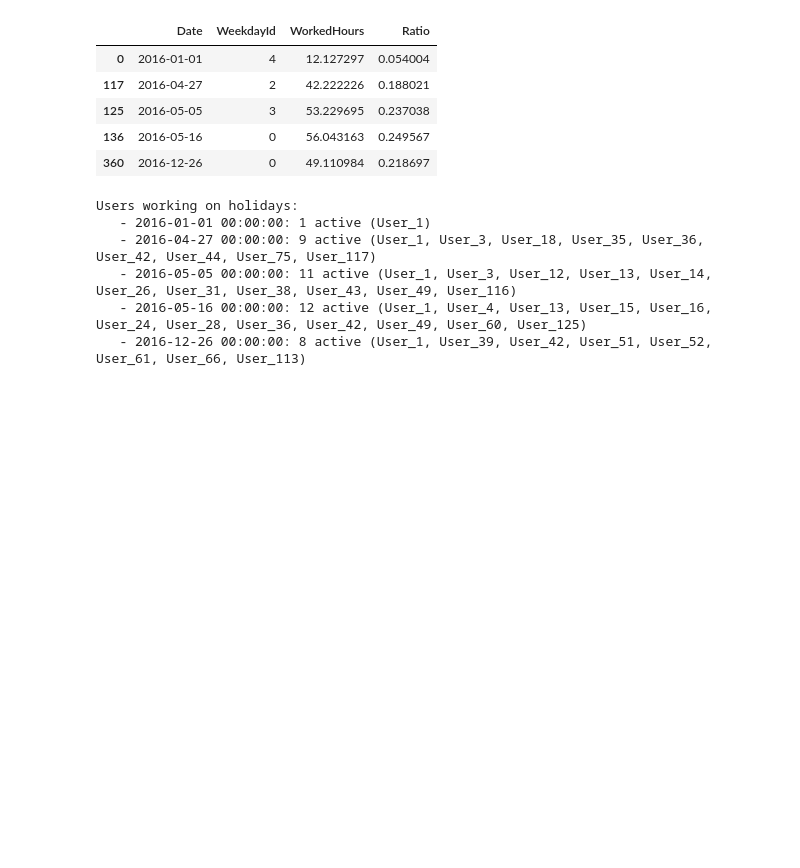
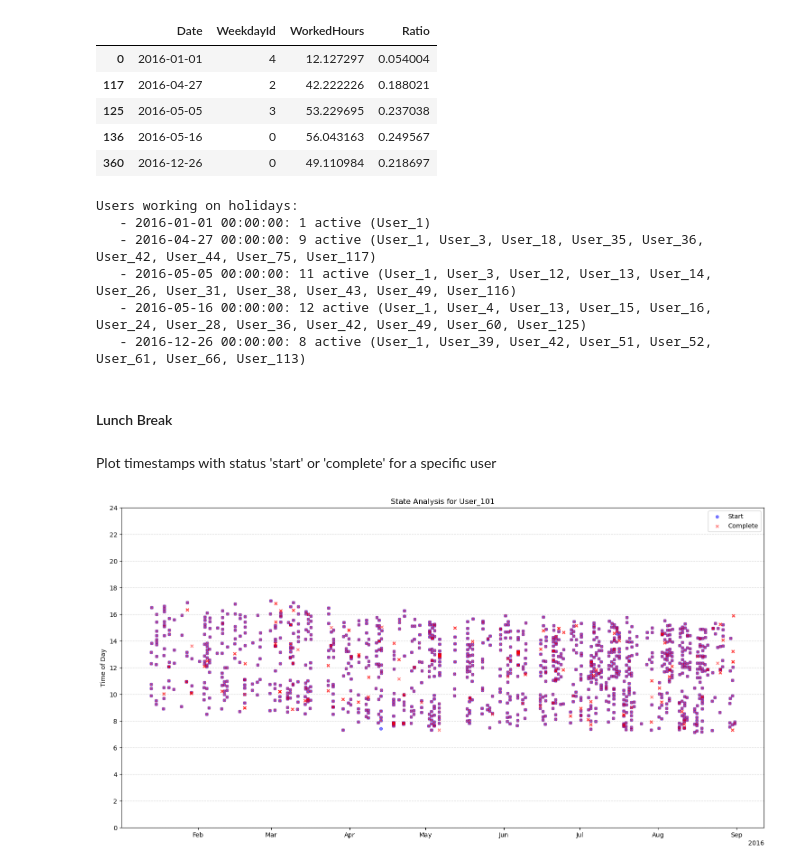
Before and after one commit to mbrieg/bppso-groupwork, a Jupyter notebook: resources/availabilities/resource_availabilities.ipynb, the cells around one changed output. Cells and saved outputs as stored; diff of their text form; code cells hidden in the pictures; blank space fills up the shorter version.

Commit message:
Add advanced availabilities analysis

```diff
--- a/resources/availabilities/resource_availabilities.ipynb
+++ b/resources/availabilities/resource_availabilities.ipynb
@@ -365,3 +367,37 @@ Users working on holidays:
    - 2016-05-05 00:00:00: 11 active (User_1, User_3, User_12, User_13, User_14, User_26, User_31, User_38, User_43, User_49, User_116)
    - 2016-05-16 00:00:00: 12 active (User_1, User_4, User_13, User_15, User_16, User_24, User_28, User_36, User_42, User_49, User_60, User_125)
    - 2016-12-26 00:00:00: 8 active (User_1, User_39, User_42, User_51, User_52, User_61, User_66, User_113)
+# %% [markdown]
+#### Lunch Break
+# %%
+df_adv = df_filtered[df_filtered['Resource'] != 'User_1'].copy()  # User_1 is system with no lunch break
+# %% [markdown]
+Plot timestamps with status 'start' or 'complete' for a specific user
+# %%
+user_id = 'User_101'  # Change to inspect different users
+user_df = df_adv[df_adv['Resource'] == user_id].copy()
+user_df['TimeFloat'] = (
+        user_df['Timestamp'].dt.hour +
+        user_df['Timestamp'].dt.minute / 60 +
+        user_df['Timestamp'].dt.second / 3600
+    )
+starts = user_df[user_df['State'] == 'start']
+completes = user_df[user_df['State'] == 'complete']
+
+fig, ax = plt.subplots(figsize=(15, 8))
+ax.scatter(starts['Timestamp'], starts['TimeFloat'], color='blue', alpha=0.5, s=20, label='Start')
+ax.scatter(completes['Timestamp'], completes['TimeFloat'], color='red', marker='x', alpha=0.5, s=20, label='Complete')
+ax.set_ylim(0, 24)
+ax.set_yticks(range(0, 25, 2))
+ax.set_ylabel('Time of Day')
+
+ax.xaxis.set_major_locator(mdates.AutoDateLocator())
+ax.xaxis.set_major_formatter(mdates.ConciseDateFormatter(locator))
+plt.title(f'State Analysis for {user_id}')
+plt.grid(True, which='both', axis='y', linestyle='--', alpha=0.5)
+plt.legend(loc='upper right')
+plt.tight_layout()
+plt.savefig(f"files/break_time_analysis_{res_id}.pdf", format="pdf", bbox_inches="tight")
+plt.show()
+# %% [output]
+[figure, added]
```
Also changed, not shown: parts of 31 cells of this notebook, 13 other files.
